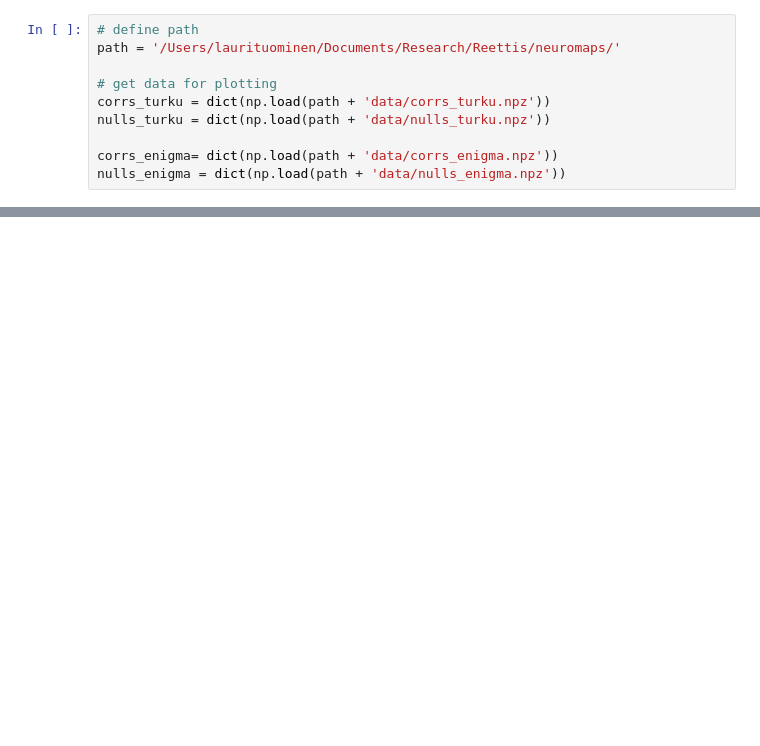
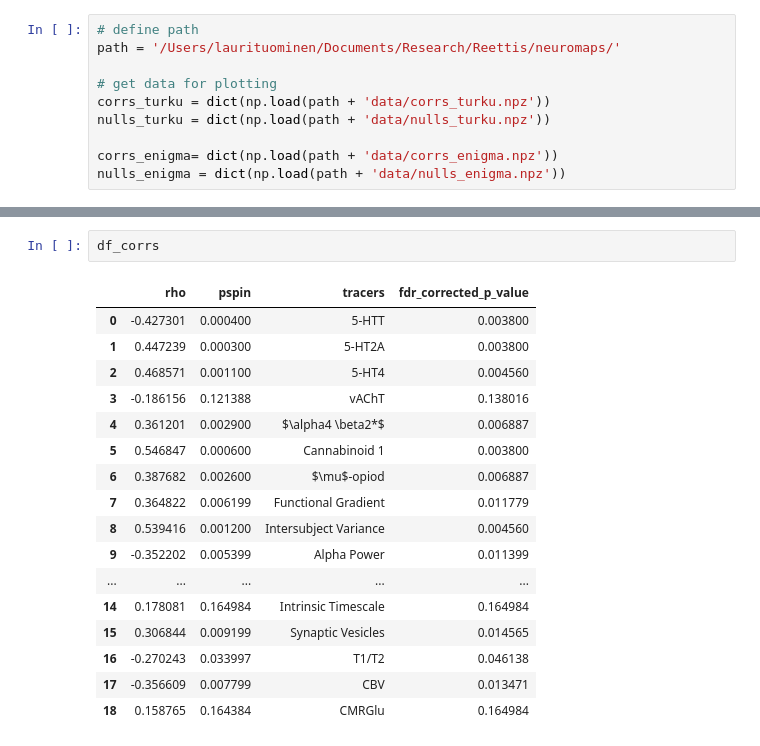
Before and after one commit to ltuominen/AP_brainorganization, a Jupyter notebook: code/Plot_corrs_nulls.ipynb, the cells around one changed output, grey strips where cells are left out. Cells and saved outputs as stored; diff of their text form; blank space fills up the shorter version.

```diff
--- a/code/Plot_corrs_nulls.ipynb
+++ b/code/Plot_corrs_nulls.ipynb
@@ -249,0 +334,20 @@ plt.savefig(path + 'figures/Figure4.jpg', bbox_inches="tight", dpi=300)
+# %%
+df_corrs
+# %% [output]
+|  | rho | pspin | tracers | fdr_corrected_p_value |
+| 0 | -0.427301 | 0.000400 | 5-HTT | 0.003800 |
+| 1 | 0.447239 | 0.000300 | 5-HT2A | 0.003800 |
+| 2 | 0.468571 | 0.001100 | 5-HT4 | 0.004560 |
+| 3 | -0.186156 | 0.121388 | vAChT | 0.138016 |
+| 4 | 0.361201 | 0.002900 | $\alpha4 \beta2*$ | 0.006887 |
+| 5 | 0.546847 | 0.000600 | Cannabinoid 1 | 0.003800 |
+| 6 | 0.387682 | 0.002600 | $\mu$-opiod | 0.006887 |
+| 7 | 0.364822 | 0.006199 | Functional Gradient | 0.011779 |
+| 8 | 0.539416 | 0.001200 | Intersubject Variance | 0.004560 |
+| 9 | -0.352202 | 0.005399 | Alpha Power | 0.011399 |
+| ... | ... | ... | ... | ... |
+| 14 | 0.178081 | 0.164984 | Intrinsic Timescale | 0.164984 |
+| 15 | 0.306844 | 0.009199 | Synaptic Vesicles | 0.014565 |
+| 16 | -0.270243 | 0.033997 | T1/T2 | 0.046138 |
+| 17 | -0.356609 | 0.007799 | CBV | 0.013471 |
+| 18 | 0.158765 | 0.164384 | CMRGlu | 0.164984 |
```
Also changed, not shown: parts of 9 cells of this notebook, 27 other files.
